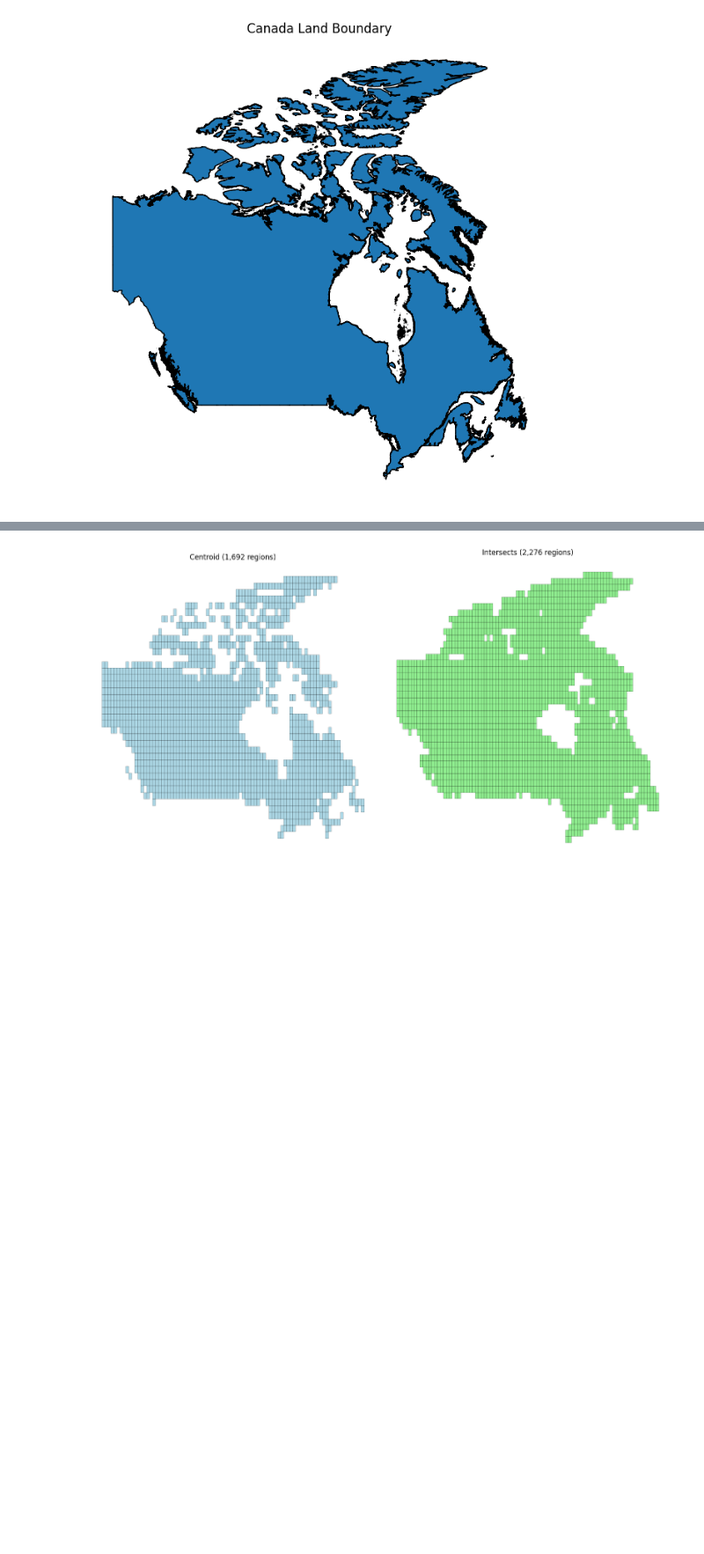
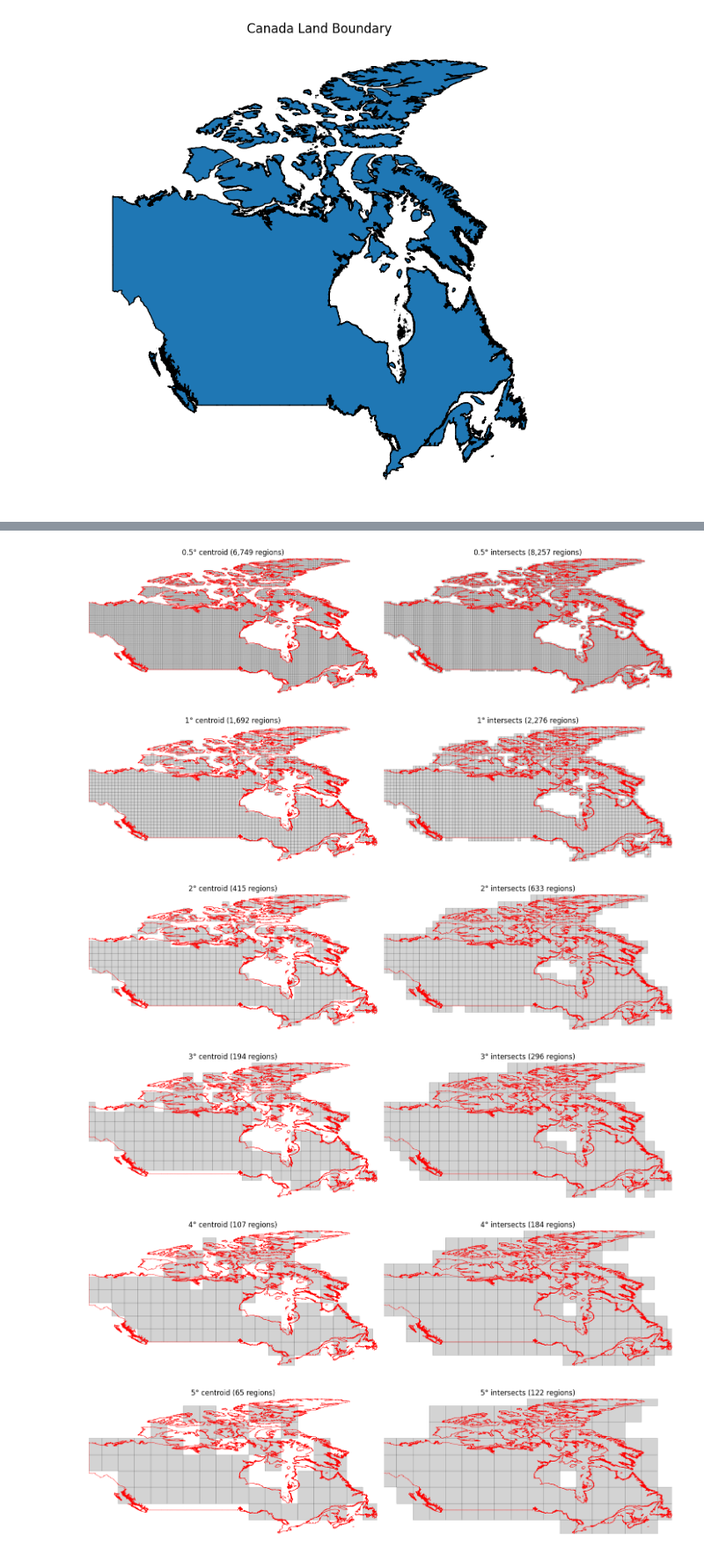
Before and after one commit to andrew-vigars/temoa_geospace, a Jupyter notebook: notebooks/notebook4_canada_basemap_to_wgs84_aggregates.ipynb, the cells around one changed output, grey strips where cells are left out. Shown at 88% size. Cells and saved outputs as stored; diff of their text form; code cells hidden in the pictures; blank space fills up the shorter version.

```diff
--- a/notebooks/notebook4_canada_basemap_to_wgs84_aggregates.ipynb
+++ b/notebooks/notebook4_canada_basemap_to_wgs84_aggregates.ipynb
@@ -154,2 +161,8 @@ canada_boundary
 |  | name | geometry |
 | 0 | Canada | MULTIPOLYGON (((-132.53304 53.044... |
+# %%
+# Extract Canada geometry for repeated spatial operations.
+
+canada_geometry = canada_boundary.geometry.iloc[0]
+
+print("Canada geometry ready.")
@@ -178,7 +193,6 @@ plt.show()
 # Define latitude/longitude basemap resolutions.
 
 BASEMAP_RESOLUTIONS = [
-    0.1,
     0.5,
     1.0,
     2.0,
@@ -334,41 +512,53 @@ print(canada_basemap_1deg_intersects.shape)
 # %%
-# Plot 1° basemaps for comparison.
+# Plot all basemap variants for comparison.
 
-fig, axes = plt.subplots(
-    ncols=2,
-    figsize=(14, 8),
-)
+minx, miny, maxx, maxy = canada_boundary.total_bounds
 
-canada_basemap_1deg_centroid.plot(
-    ax=axes[0],
-    facecolor="lightblue",
-    edgecolor="black",
-    linewidth=0.2,
-)
+for resolution_deg in BASEMAP_RESOLUTIONS:
 
-axes[0].set_title(
-    f"Centroid ({len(canada_basemap_1deg_centroid):,} regions)"
-)
+    fig, axes = plt.subplots(
+        ncols=2,
+        figsize=(14, 8),
+    )
 
-axes[0].set_axis_off()
+    axes = np.atleast_1d(axes)
 
+    for ax, keep_method in zip(axes, KEEP_METHODS):
 
-canada_basemap_1deg_intersects.plot(
-    ax=axes[1],
-    facecolor="lightgreen",
-    edgecolor="black",
-    linewidth=0.2,
-)
+        key = f"{resolution_deg:g}deg_{keep_method}"
+        basemap = basemaps[key]
 
-axes[1].set_title(
-    f"Intersects ({len(canada_basemap_1deg_intersects):,} regions)"
-)
+        basemap.plot(
+            ax=ax,
+            facecolor="lightgray",
+            edgecolor="black",
+            linewidth=0.15,
+        )
 
-axes[1].set_axis_off()
+        canada_boundary.boundary.plot(
+            ax=ax,
+            color="red",
+            linewidth=0.5,
+        )
 
-plt.tight_layout()
+        ax.set_xlim(minx, maxx)
+        ax.set_ylim(miny, maxy)
+        ax.set_aspect("equal")
 
-plt.show()
+        ax.set_title(
+            f"{resolution_deg:g}° {keep_method} "
+            f"({len(basemap):,} regions)"
+        )
+
+        ax.set_axis_off()
+
+    plt.tight_layout()
+    plt.show()
 # %% [output]
-[figure, old version]
+[figure, new version]
+[figure, added]
+[figure, added]
+[figure, added]
+[figure, added]
+[figure, added]
 # %%
```
Also changed, not shown: parts of 6 cells of this notebook.
